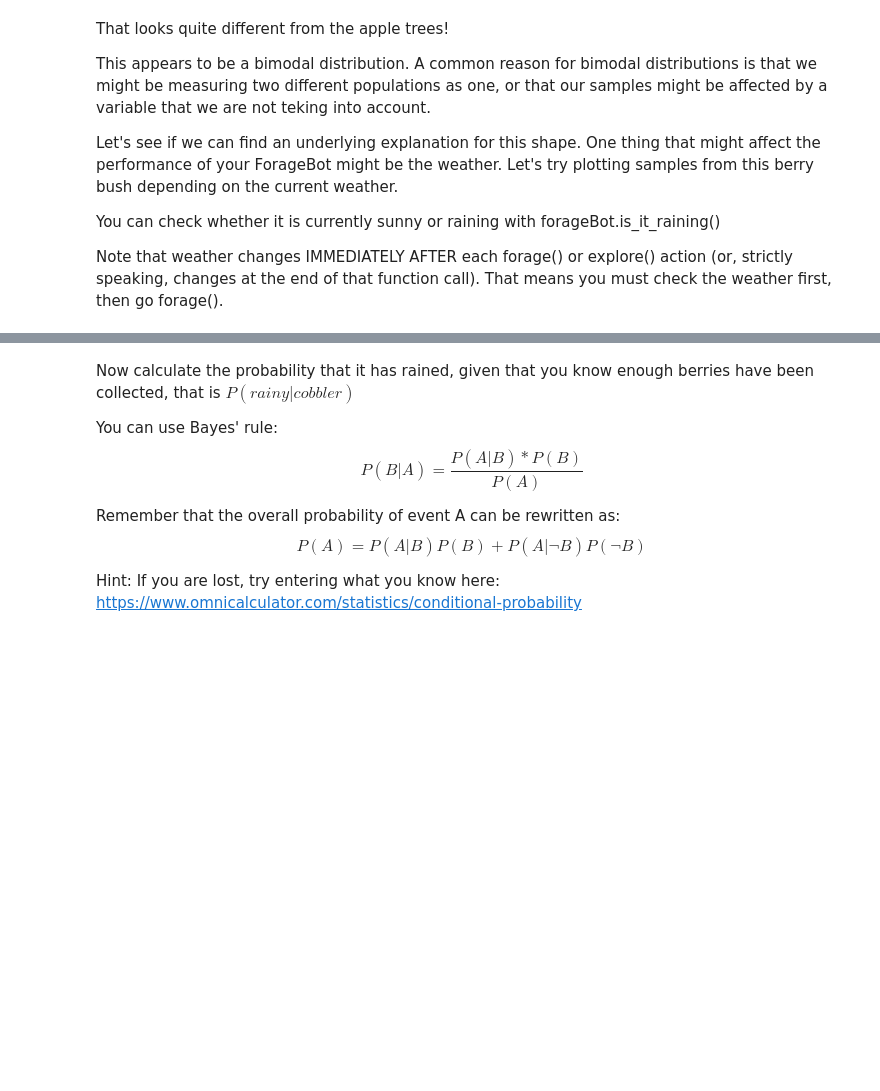
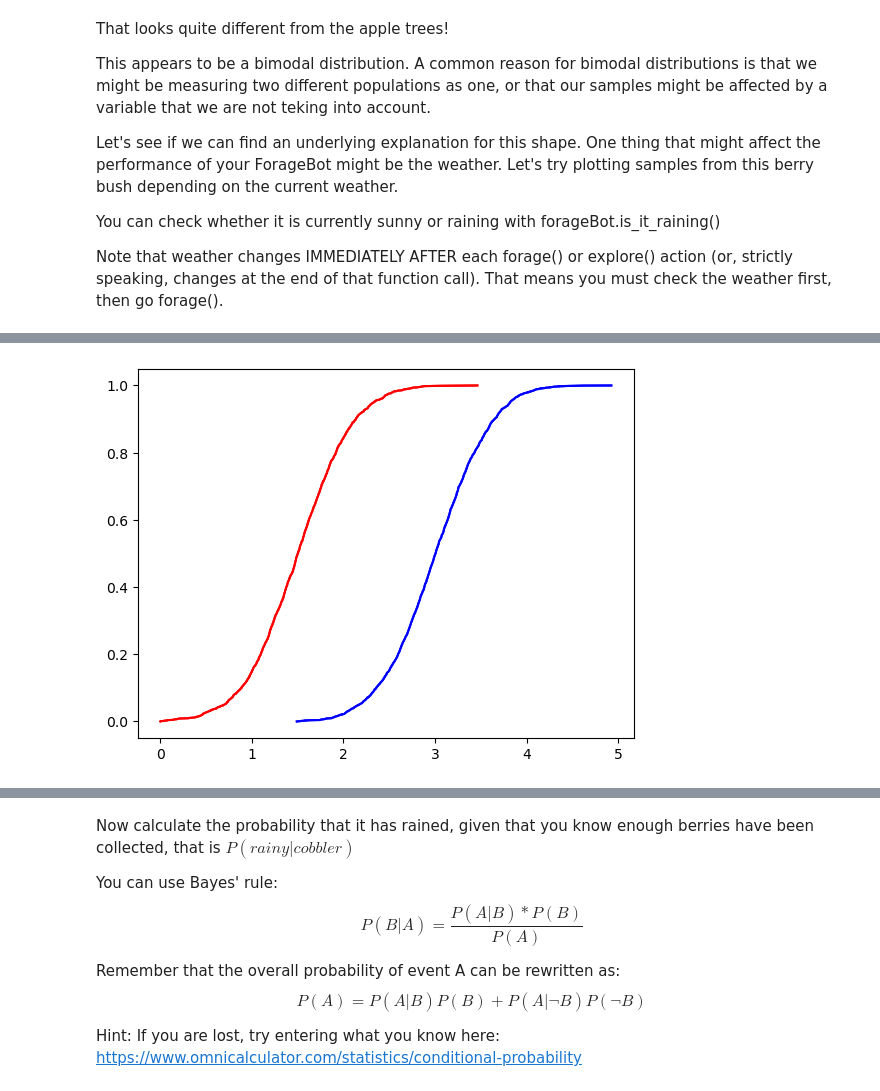
Before and after one commit to AinasJacyna/computational-thinking-week-individual-16385756, a Jupyter notebook: challenge_foraging/challenge_foraging_robot.ipynb, the cells around one changed output, grey strips where cells are left out. Drawn from its saved outputs; the diff is of its cells as text; code cells hidden in the pictures; blank space fills up the shorter version.

```diff
--- a/challenge_foraging/challenge_foraging_robot.ipynb
+++ b/challenge_foraging/challenge_foraging_robot.ipynb
@@ -346,19 +356,44 @@ But we can get an even better estimate, if we take take the weather into account
 # %%
 # Collecting again just as above
 np.random.seed(42)
 
 # These samples should still be available, if not recollect them as above.
-# samples_sunny = []
-# samples_rainy = []
+#samples_sunny = []
+#samples_rainy = []
 
 # Calculate the 2 PDFs for sunny and rainy weather here, using the code above.
+sorted_samples_sunny = np.sort(samples_sunny)
+sorted_samples_rainy = np.sort(samples_rainy)
 
+probability_sunny = (
+    np.arange(len(sorted_samples_sunny))
+    / (len(sorted_samples_sunny) - 1)
+)
+
+probability_rainy = (
+    np.arange(len(sorted_samples_rainy))
+    / (len(sorted_samples_rainy) - 1)
+)
+
+sns.lineplot(
+    x=sorted_samples_sunny,
+    y=probability_sunny,
+    color='blue'
+)
+
+sns.lineplot(
+    x=sorted_samples_rainy,
+    y=probability_rainy,
+    color='red'
+)
 
 
 
 # Plot the CDF:
 sns.lineplot(x=sorted_samples_sunny, y=probability_sunny, color='blue')
 sns.lineplot(x=sorted_samples_rainy, y=probability_rainy, color='red');
+# %% [output]
+[figure, added]
 # %% [markdown]
 You should generate this image:
 
```
Also changed, not shown: parts of 12 cells of this notebook, 1 other file.
